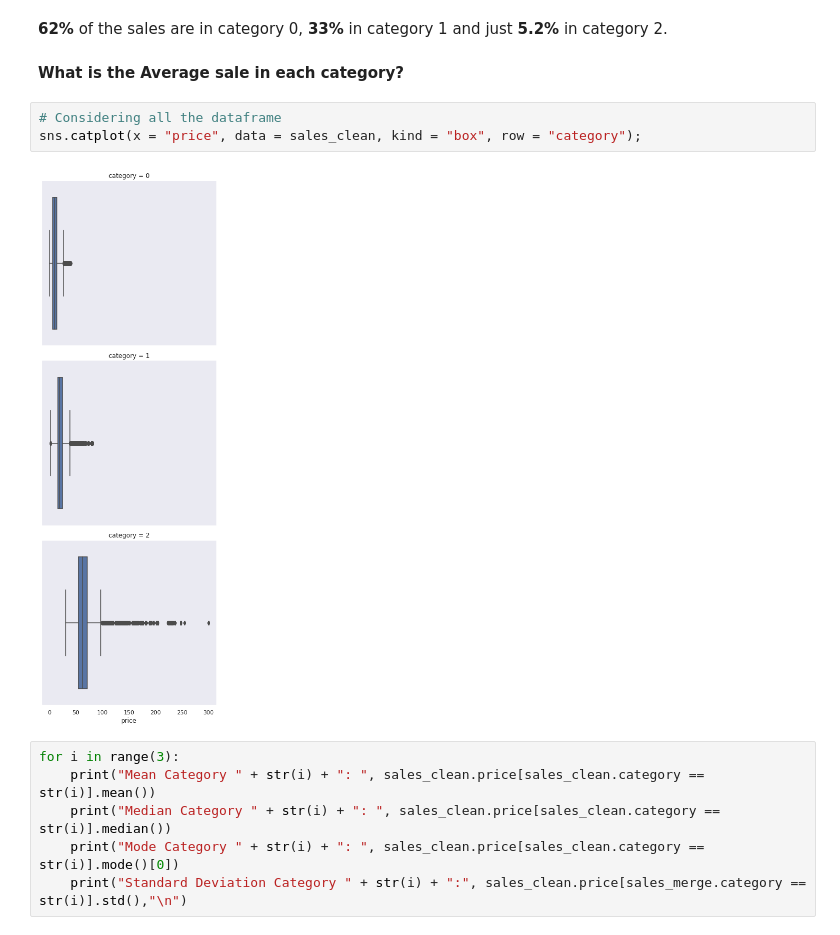
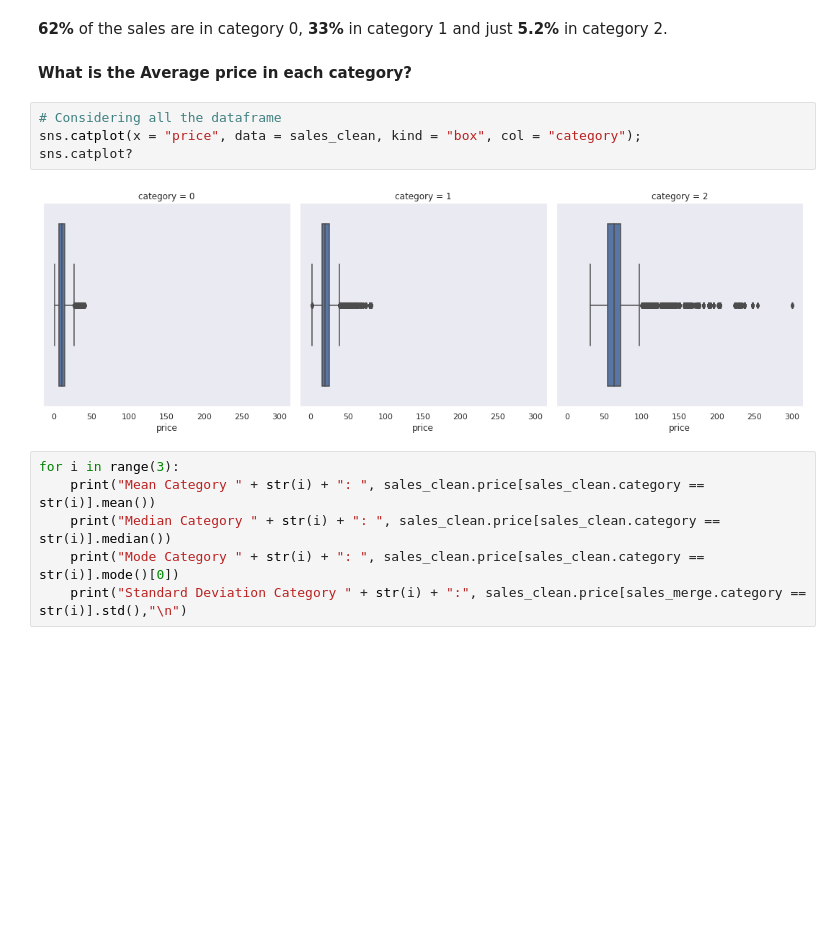
Before and after one commit to furawa/OC_data_analyst_projects, a Jupyter notebook: 02_analyze_company_sales/analyze_company_sales.ipynb, the cells around one changed output. Drawn from its saved outputs; the diff is of its cells as text; blank space fills up the shorter version.

```diff
--- a/02_analyze_company_sales/analyze_company_sales.ipynb
+++ b/02_analyze_company_sales/analyze_company_sales.ipynb
@@ -546,12 +544,13 @@ for loc, label in zip(locs, labels):
 # %% [markdown]
 **62%** of the sales are in category 0, **33%** in category 1 and just **5.2%** in category 2.
 # %% [markdown]
-**What is the Average sale in each category?**
+**What is the Average price in each category?**
 # %%
 # Considering all the dataframe
-sns.catplot(x = "price", data = sales_clean, kind = "box", row = "category");
+sns.catplot(x = "price", data = sales_clean, kind = "box", col = "category");
+sns.catplot?
 # %% [output]
-[figure, old version]
+[figure, new version]
 # %%
 for i in range(3):
     print("Mean Category " + str(i) + ": ", sales_clean.price[sales_clean.category == str(i)].mean())
```
Also changed, not shown: parts of 2 cells of this notebook.
